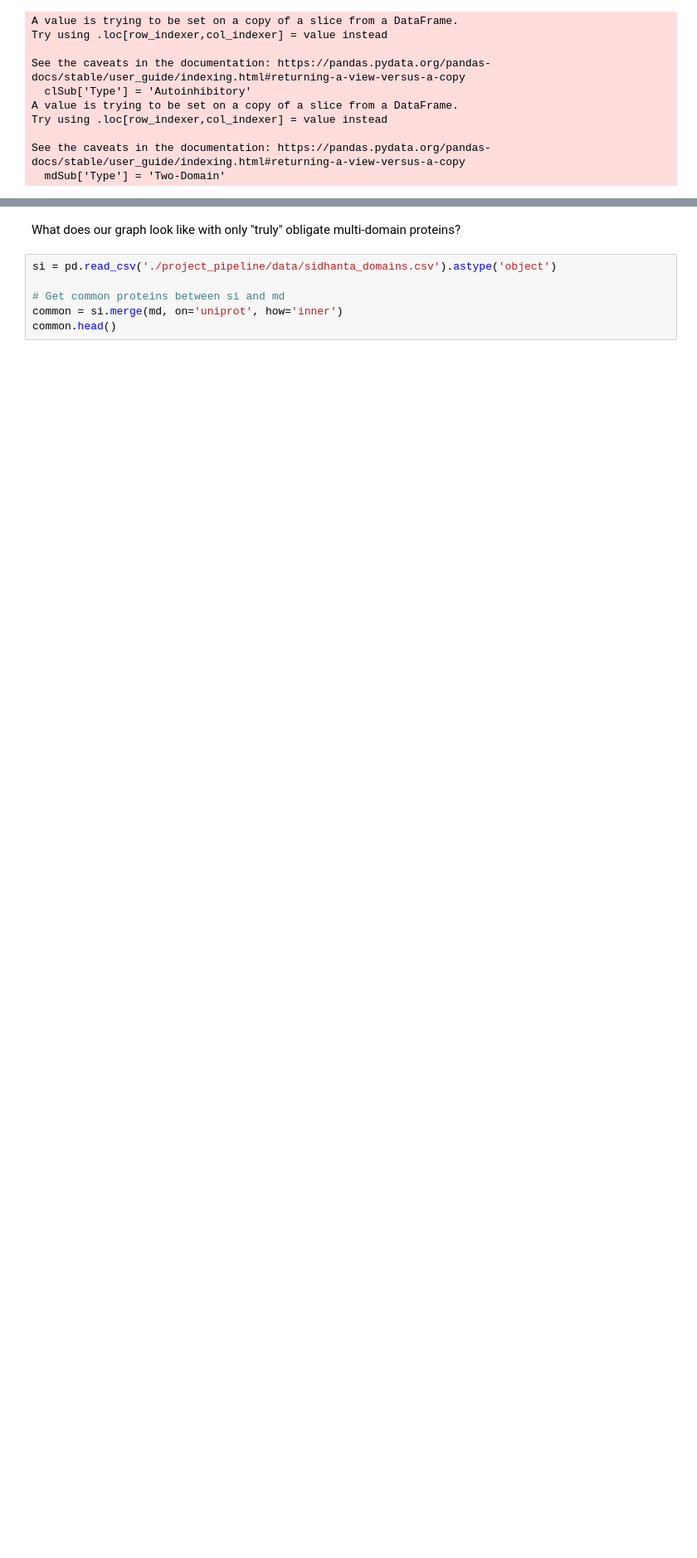
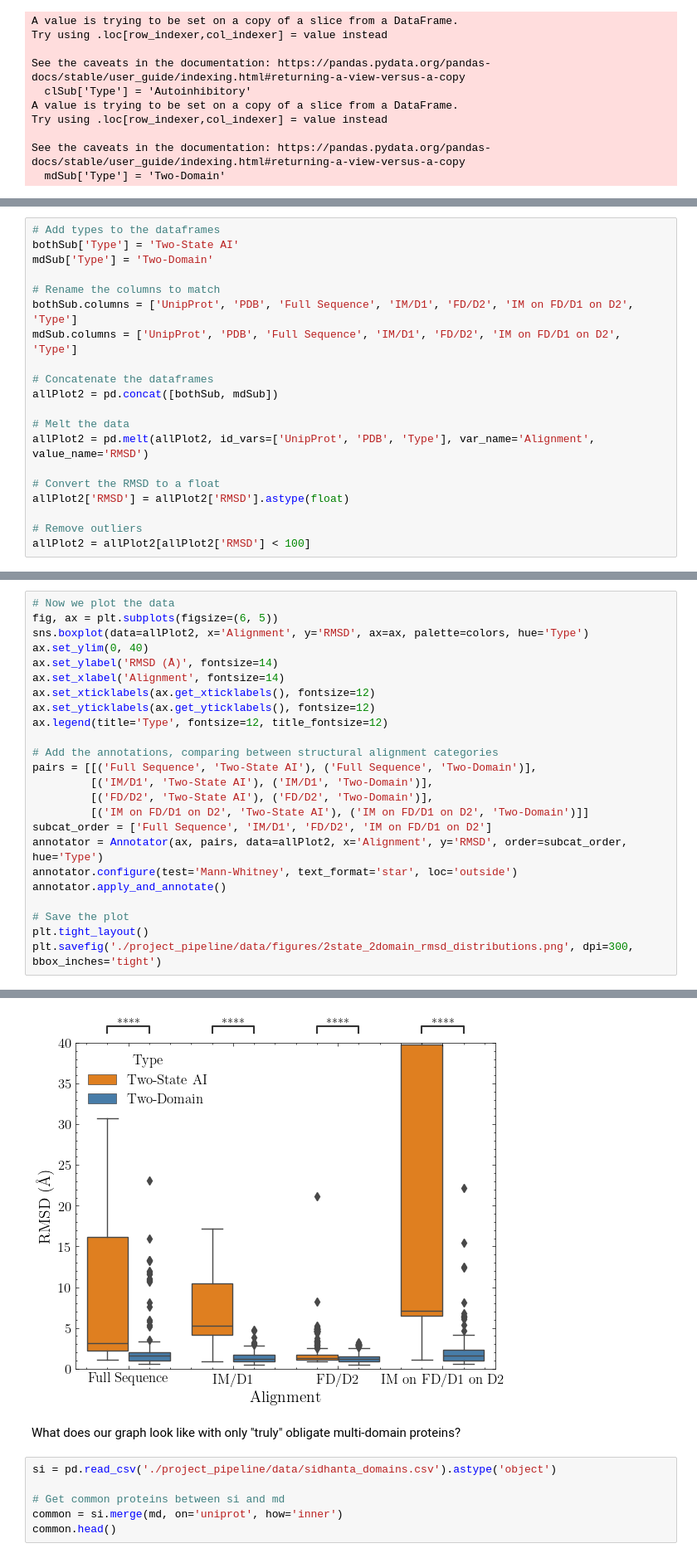
Before and after one commit to jpigles/alphafold-rmsd, a Jupyter notebook: rmsd.ipynb, the cells around one changed output, grey strips where cells are left out. Shown at 83% size. Cells and saved outputs as stored; diff of their text form; blank space fills up the shorter version.

```diff
--- a/rmsd.ipynb
+++ b/rmsd.ipynb
@@ -415,0 +418,20 @@ IM on FD/D1 on D2_Autoinhibitory vs. IM on FD/D1 on D2_Two-Domain: Mann-Whitney-
+# %%
+# Add types to the dataframes
+bothSub['Type'] = 'Two-State AI'
+mdSub['Type'] = 'Two-Domain'
+
+# Rename the columns to match
+bothSub.columns = ['UnipProt', 'PDB', 'Full Sequence', 'IM/D1', 'FD/D2', 'IM on FD/D1 on D2', 'Type']
+mdSub.columns = ['UnipProt', 'PDB', 'Full Sequence', 'IM/D1', 'FD/D2', 'IM on FD/D1 on D2', 'Type']
+
+# Concatenate the dataframes
+allPlot2 = pd.concat([bothSub, mdSub])
+
+# Melt the data
+allPlot2 = pd.melt(allPlot2, id_vars=['UnipProt', 'PDB', 'Type'], var_name='Alignment', value_name='RMSD')
+
+# Convert the RMSD to a float
+allPlot2['RMSD'] = allPlot2['RMSD'].astype(float)
+
+# Remove outliers
+allPlot2 = allPlot2[allPlot2['RMSD'] < 100]
@@ -415,0 +449,25 @@ IM on FD/D1 on D2_Autoinhibitory vs. IM on FD/D1 on D2_Two-Domain: Mann-Whitney-
+# %%
+# Now we plot the data
+fig, ax = plt.subplots(figsize=(6, 5))
+sns.boxplot(data=allPlot2, x='Alignment', y='RMSD', ax=ax, palette=colors, hue='Type')
+ax.set_ylim(0, 40)
+ax.set_ylabel('RMSD (Å)', fontsize=14)
+ax.set_xlabel('Alignment', fontsize=14)
+ax.set_xticklabels(ax.get_xticklabels(), fontsize=12)
+ax.set_yticklabels(ax.get_yticklabels(), fontsize=12)
+ax.legend(title='Type', fontsize=12, title_fontsize=12)
+
+# Add the annotations, comparing between structural alignment categories
+pairs = [[('Full Sequence', 'Two-State AI'), ('Full Sequence', 'Two-Domain')],
+         [('IM/D1', 'Two-State AI'), ('IM/D1', 'Two-Domain')],
+         [('FD/D2', 'Two-State AI'), ('FD/D2', 'Two-Domain')],
+         [('IM on FD/D1 on D2', 'Two-State AI'), ('IM on FD/D1 on D2', 'Two-Domain')]]
+subcat_order = ['Full Sequence', 'IM/D1', 'FD/D2', 'IM on FD/D1 on D2']
+annotator = Annotator(ax, pairs, data=allPlot2, x='Alignment', y='RMSD', order=subcat_order, hue='Type')
+annotator.configure(test='Mann-Whitney', text_format='star', loc='outside')
+annotator.apply_and_annotate()
+
+# Save the plot
+plt.tight_layout()
+plt.savefig('./project_pipeline/data/figures/2state_2domain_rmsd_distributions.png', dpi=300, bbox_inches='tight')
+# %% [output]
@@ -416,3 +485,4 @@ IM on FD/D1 on D2_Autoinhibitory vs. IM on FD/D1 on D2_Two-Domain: Mann-Whitney-
+[figure, added]
 # %% [markdown]
 What does our graph look like with only "truly" obligate multi-domain proteins?
 # %%
```
Also changed, not shown: parts of 6 cells of this notebook, 8 other files.
